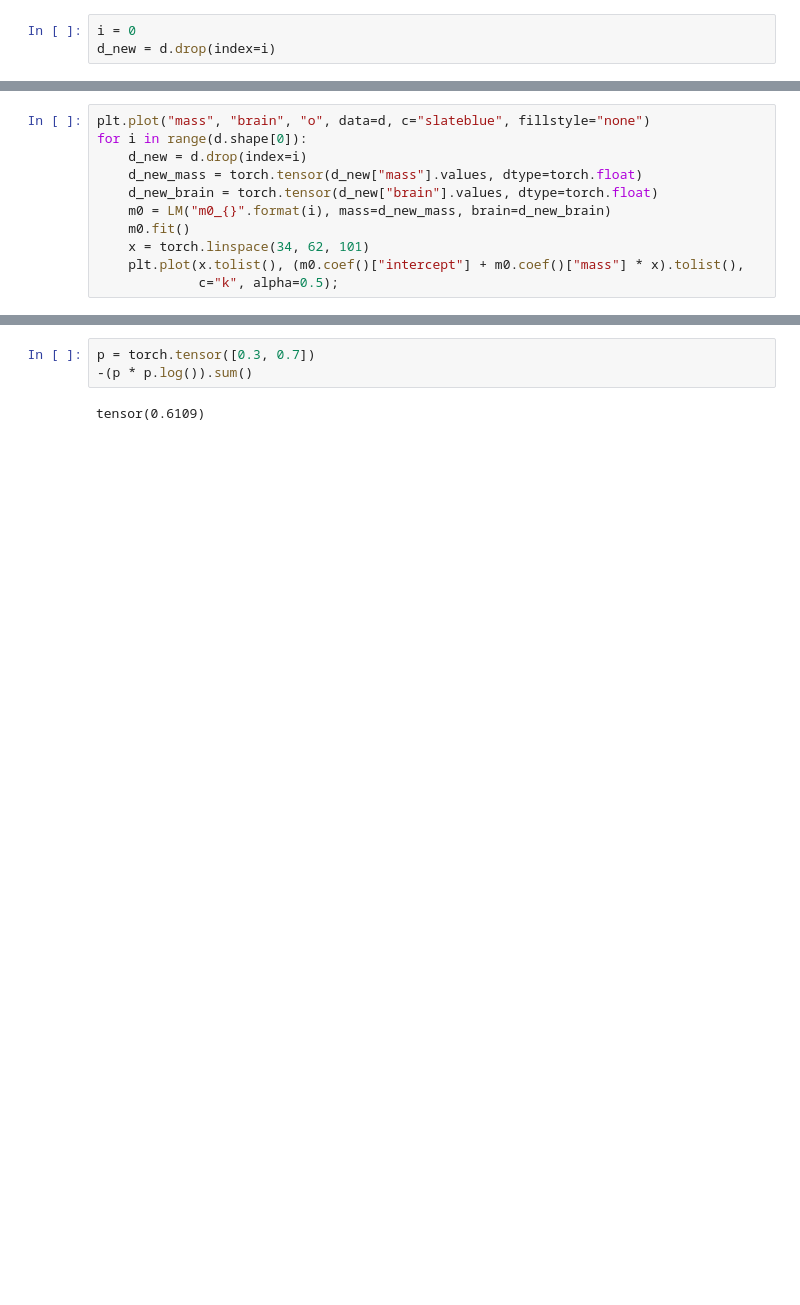
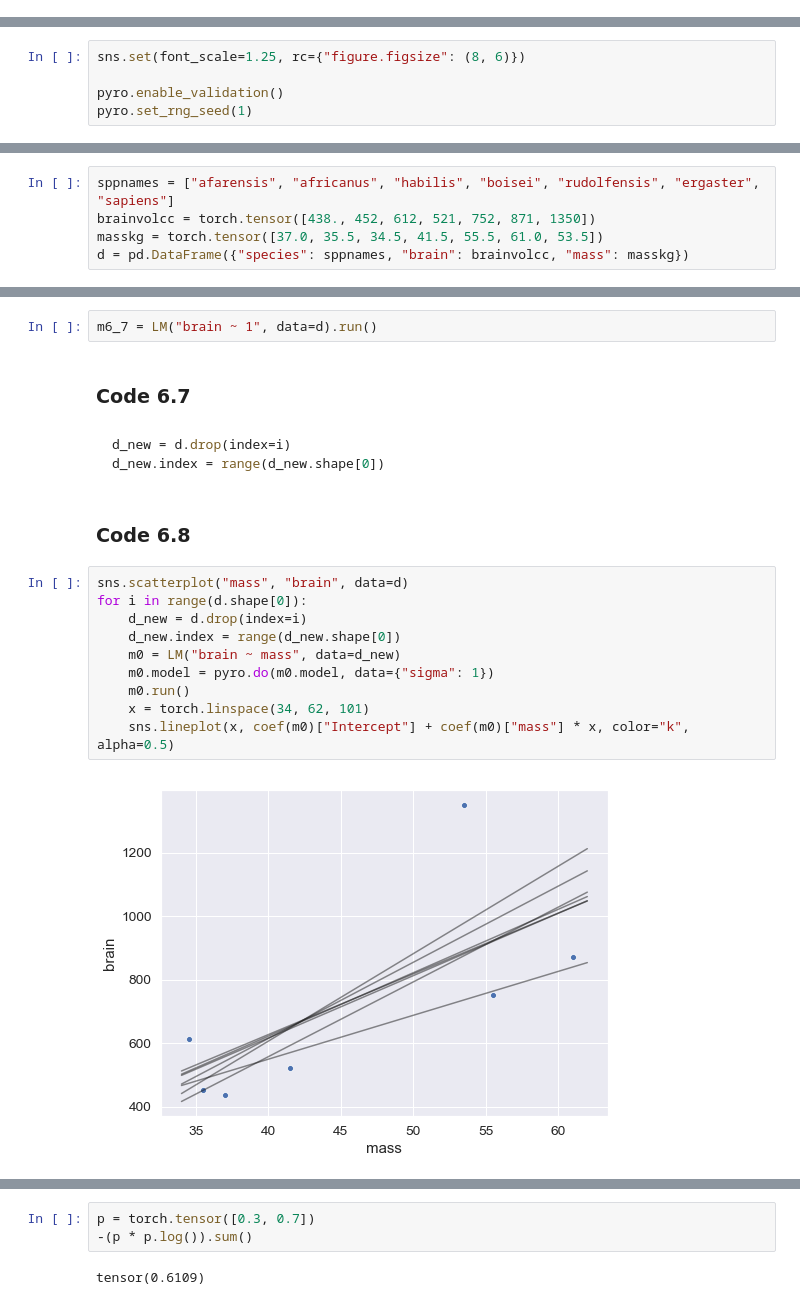
Before and after one commit to fehiepsi/rethinking-pyro, a Jupyter notebook: notebooks/06_overfitting_regularization_and_information_criteria.ipynb, the cells around one changed output, grey strips where cells are left out. Saved outputs shown, nothing was run; the diff lists cells and outputs as text; blank space fills up the shorter version.

````diff
--- a/notebooks/06_overfitting_regularization_and_information_criteria.ipynb
+++ b/notebooks/06_overfitting_regularization_and_information_criteria.ipynb
@@ -66,3 +0,0 @@ m6_7.fit()
-# %%
-i = 0
-d_new = d.drop(index=i)
@@ -71,11 +0,0 @@ d_new = d.drop(index=i)
-# %%
-plt.plot("mass", "brain", "o", data=d, c="slateblue", fillstyle="none")
-for i in range(d.shape[0]):
-    d_new = d.drop(index=i)
-    d_new_mass = torch.tensor(d_new["mass"].values, dtype=torch.float)
-    d_new_brain = torch.tensor(d_new["brain"].values, dtype=torch.float)
-    m0 = LM("m0_{}".format(i), mass=d_new_mass, brain=d_new_brain)
-    m0.fit()
-    x = torch.linspace(34, 62, 101)
-    plt.plot(x.tolist(), (m0.coef()["intercept"] + m0.coef()["mass"] * x).tolist(),
-             c="k", alpha=0.5);
@@ -85,0 +12,5 @@ for i in range(d.shape[0]):
+# %%
+sns.set(font_scale=1.25, rc={"figure.figsize": (8, 6)})
+
+pyro.enable_validation()
+pyro.set_rng_seed(1)
@@ -85,0 +19,5 @@ for i in range(d.shape[0]):
+# %%
+sppnames = ["afarensis", "africanus", "habilis", "boisei", "rudolfensis", "ergaster", "sapiens"]
+brainvolcc = torch.tensor([438., 452, 612, 521, 752, 871, 1350])
+masskg = torch.tensor([37.0, 35.5, 34.5, 41.5, 55.5, 61.0, 53.5])
+d = pd.DataFrame({"species": sppnames, "brain": brainvolcc, "mass": masskg})
@@ -85,0 +57,23 @@ for i in range(d.shape[0]):
+# %%
+m6_7 = LM("brain ~ 1", data=d).run()
+# %% [markdown]
+### Code 6.7
+# %% [markdown]
+```python
+d_new = d.drop(index=i)
+d_new.index = range(d_new.shape[0])
+```
+# %% [markdown]
+### Code 6.8
+# %%
+sns.scatterplot("mass", "brain", data=d)
+for i in range(d.shape[0]):
+    d_new = d.drop(index=i)
+    d_new.index = range(d_new.shape[0])
+    m0 = LM("brain ~ mass", data=d_new)
+    m0.model = pyro.do(m0.model, data={"sigma": 1})
+    m0.run()
+    x = torch.linspace(34, 62, 101)
+    sns.lineplot(x, coef(m0)["Intercept"] + coef(m0)["mass"] * x, color="k", alpha=0.5)
+# %% [output]
+[figure, added]
````
Also changed, not shown: parts of 94 cells of this notebook, 8 other files.
